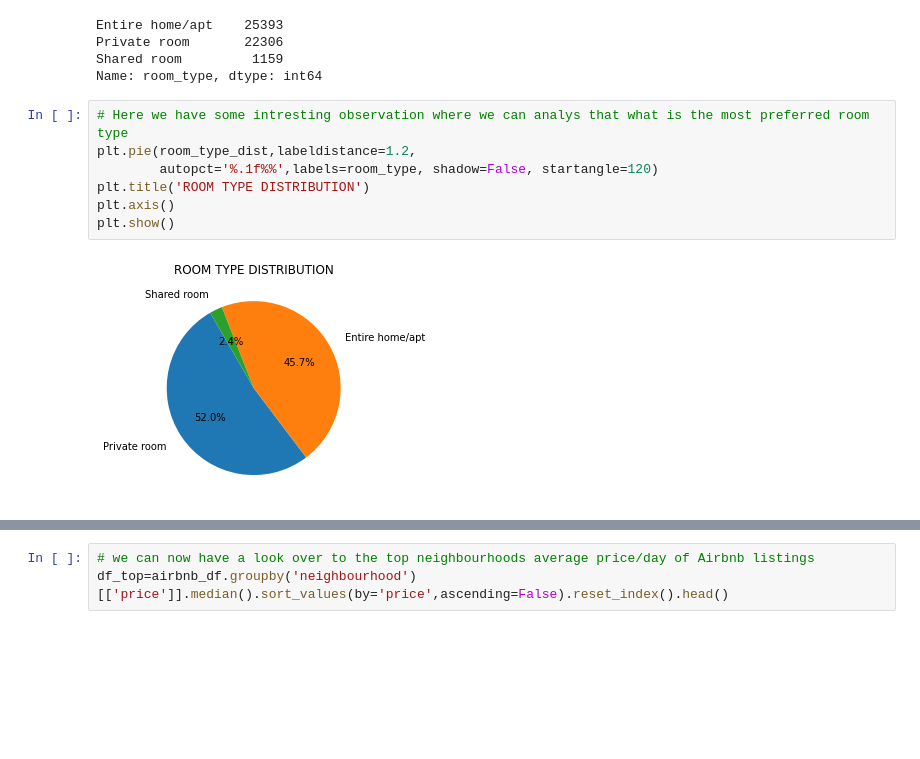
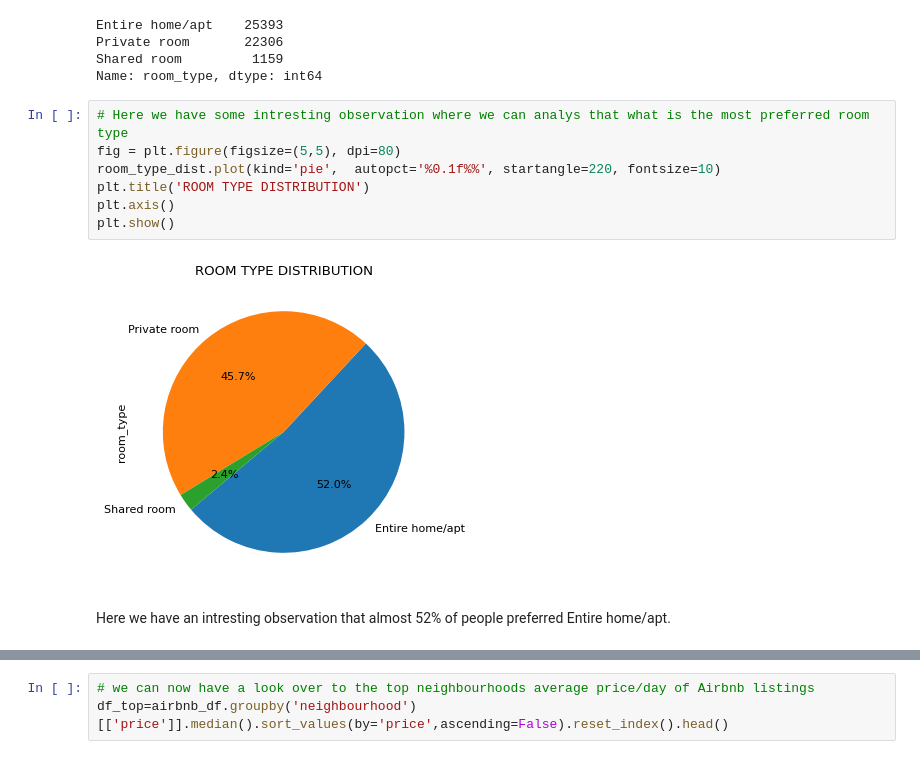
Before and after one commit to ParthSharma1197/EDA-CAPSTONE-AIRBNB, a Jupyter notebook: PARTH_SHARMA_Airbnb_Bookings_Analysis_Capstone_Project.ipynb, the cells around one changed output, grey strips where cells are left out. Saved outputs shown, nothing was run; the diff lists cells and outputs as text; blank space fills up the shorter version.

```diff
--- a/PARTH_SHARMA_Airbnb_Bookings_Analysis_Capstone_Project.ipynb
+++ b/PARTH_SHARMA_Airbnb_Bookings_Analysis_Capstone_Project.ipynb
@@ -291,10 +291,12 @@ Shared room         1159
 Name: room_type, dtype: int64
 # %%
 # Here we have some intresting observation where we can analys that what is the most preferred room type
-plt.pie(room_type_dist,labeldistance=1.2,
-        autopct='%.1f%%',labels=room_type, shadow=False, startangle=120)
+fig = plt.figure(figsize=(5,5), dpi=80)
+room_type_dist.plot(kind='pie',  autopct='%0.1f%%', startangle=220, fontsize=10)
 plt.title('ROOM TYPE DISTRIBUTION')
 plt.axis()
 plt.show()
 # %% [output]
-[figure, old version]
+[figure, new version]
+# %% [markdown]
+Here we have an intresting observation that almost 52% of people preferred Entire home/apt.
```
Also changed, not shown: parts of 11 cells of this notebook.
